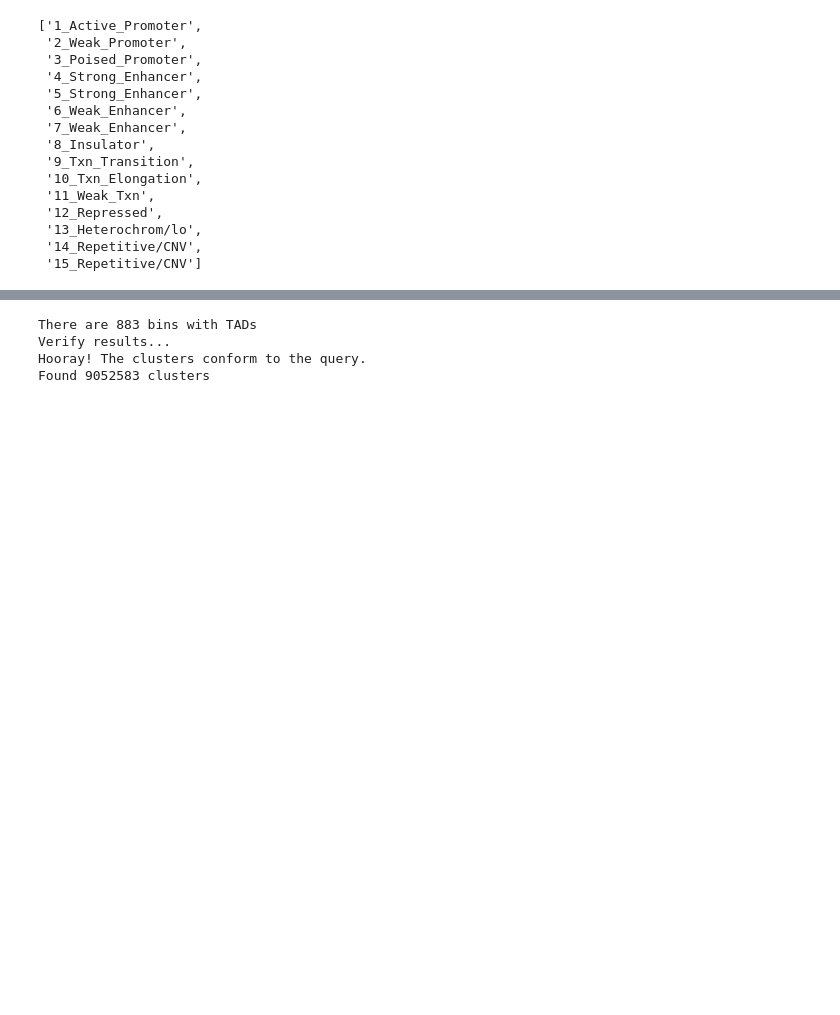
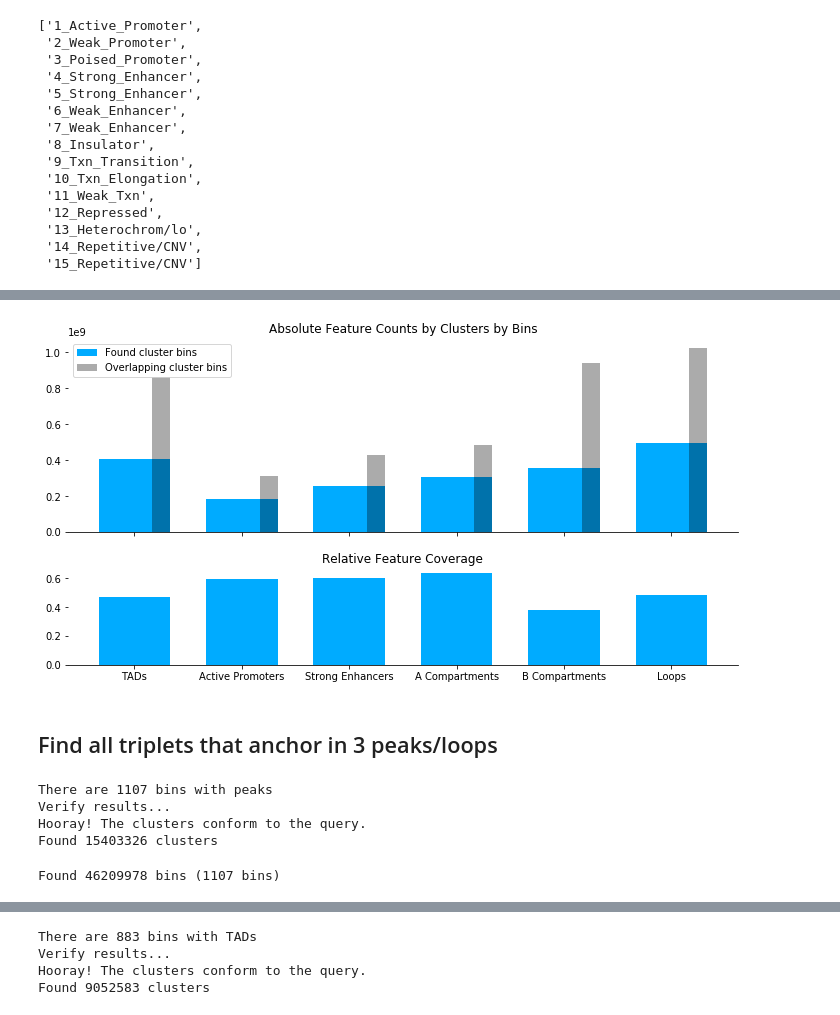
Before and after one commit to 4dn-dcic/higlass-multicontact, a Jupyter notebook: notebooks/query-examples.ipynb, the cells around one changed output, grey strips where cells are left out. Cells and saved outputs as stored; diff of their text form; code cells hidden in the pictures; blank space fills up the shorter version.

```diff
--- a/notebooks/query-examples.ipynb
+++ b/notebooks/query-examples.ipynb
@@ -160,0 +226,29 @@ all_features = [
+# %%
+with h5py.File(cluster_h5_file, 'r') as h5:
+    plot_cluster_feature_distribution(h5, ab_cluster_bins, all_features, figsize=(12, 6))
+# %% [output]
+[figure, added]
+# %% [markdown]
+## Find all triplets that anchor in 3 peaks/loops
+# %%
+print(f'There are {loop_extent_coverage_100kb.astype(bool).sum()} bins with peaks')
+
+with h5py.File(cluster_h5_file, 'r') as h5:
+    #####
+    query = [(loop_extent_coverage_100kb.astype(bool), 3)]
+    #####
+
+    loop_cluster_ids = query_by_features(h5, query, verbose=True, verify=True)
+    print(f'Found {loop_cluster_ids.size} clusters')
+# %% [output]
+There are 1107 bins with peaks
+Verify results...
+Hooray! The clusters conform to the query.
+Found 15403326 clusters
+# %%
+with h5py.File(cluster_h5_file, 'r') as h5:
+    loop_cluster_bins = clusters_to_bins(h5, loop_cluster_ids)
+    unique_loop_cluster_bins = np.unique(loop_cluster_bins[:, 1])
+    print(f'Found {loop_cluster_bins.shape[0]} bins ({unique_loop_cluster_bins.size} bins)')
+# %% [output]
+Found 46209978 bins (1107 bins)
```
Also changed, not shown: parts of 17 cells of this notebook, 3 other files.
